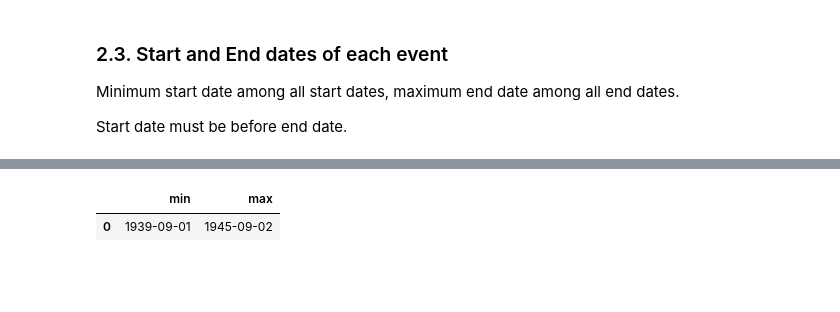
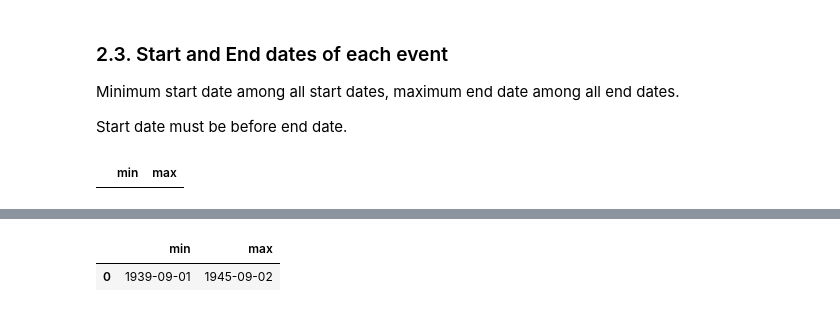
Before and after one commit to muhai-project/chronographer, a Jupyter notebook: eventkg-retrieving-events.ipynb, the cells around one changed output, grey strips where cells are left out. Drawn from its saved outputs; the diff is of its cells as text; code cells hidden in the pictures; blank space fills up the shorter version.

```diff
--- a/eventkg-retrieving-events.ipynb
+++ b/eventkg-retrieving-events.ipynb
@@ -190,6 +209,14 @@ WHERE {
 GROUP BY ?eventKG
 HAVING (max(?endTimeEvent) > min(?startTimeEvent))
 """
+# %%
+query = QUERY_DATES_TEMPLATE.replace(
+        "event-to-replace", "http://dbpedia.org/resource/2020_United_States_House_of_Representatives_elections")
+response = requests.get(ENDPOINT, headers=HEADERS,
+                    params={"query": query})
+pd.read_csv(io.StringIO(response.content.decode('utf-8')))
+# %% [output]
+|  | min | max |
 # %%
 def get_dates(event):
     query = QUERY_DATES_TEMPLATE.replace(
```
Also changed, not shown: parts of 14 cells of this notebook, 11 other files.
